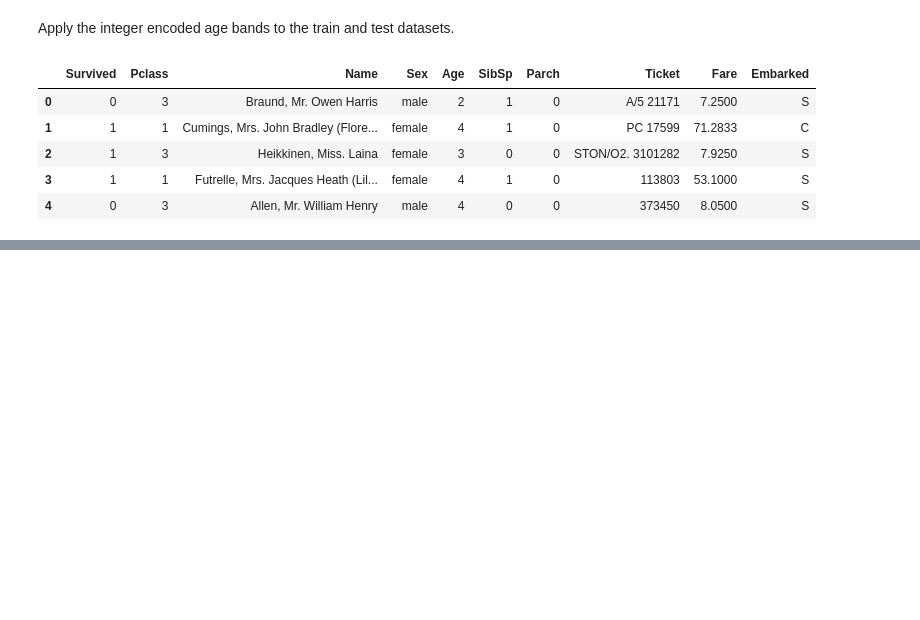
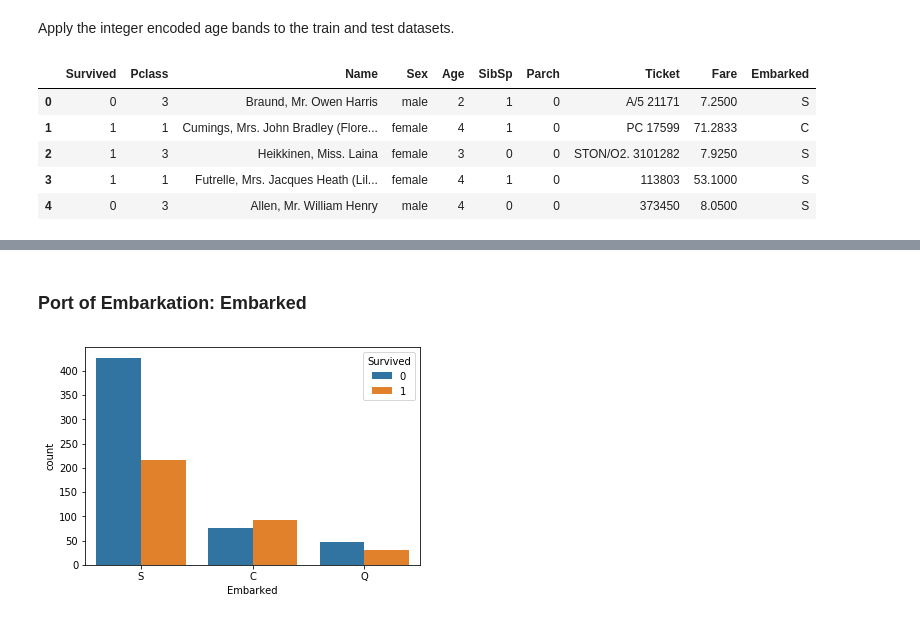
Before and after one commit to davidtvs/kaggle-titanic, a Jupyter notebook: titanic.ipynb, the cells around one changed output, grey strips where cells are left out. Saved outputs shown, nothing was run; the diff lists cells and outputs as text; code cells hidden in the pictures; blank space fills up the shorter version.

```diff
--- a/titanic.ipynb
+++ b/titanic.ipynb
@@ -282,0 +323,6 @@ train.head()
+# %% [markdown]
+### Port of Embarkation: Embarked
+# %%
+_ = sns.countplot(x='Embarked', hue='Survived', data=train)
+# %% [output]
+[figure, added]
```
Also changed, not shown: parts of 15 cells of this notebook.
